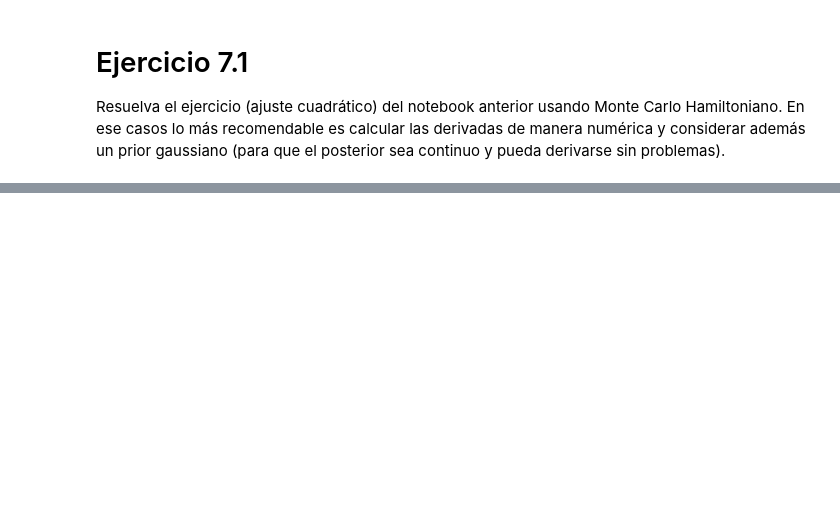
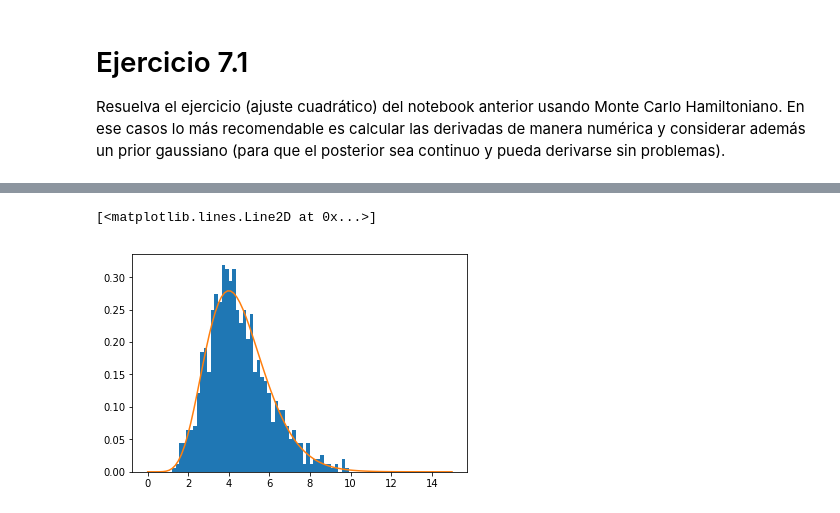
Before and after one commit to JoseMontanaC/Metodos_Computacionales, a Jupyter notebook: Repaso_Ejercicios/Ejercicio_7/Ejercicio_7.ipynb, the cells around one changed output, grey strips where cells are left out. Cells and saved outputs as stored; diff of their text form; code cells hidden in the pictures; blank space fills up the shorter version.

```diff
--- a/Repaso_Ejercicios/Ejercicio_7/Ejercicio_7.ipynb
+++ b/Repaso_Ejercicios/Ejercicio_7/Ejercicio_7.ipynb
@@ -326,0 +389,12 @@ plt.savefig('best_model.pdf')
+# %%
+q_chain = MCMC(1000)
+# %%
+x = np.linspace(0.0, 15.0,100)
+
+y = pdf_to_sample(x)
+
+a = plt.hist(q_chain[100:], bins=50, density=True)
+plt.plot(x,y)
+# %% [output]
+[<matplotlib.lines.Line2D at 0x...>]
+[figure, added]
```
Also changed, not shown: parts of 11 cells of this notebook, 1 other file.
